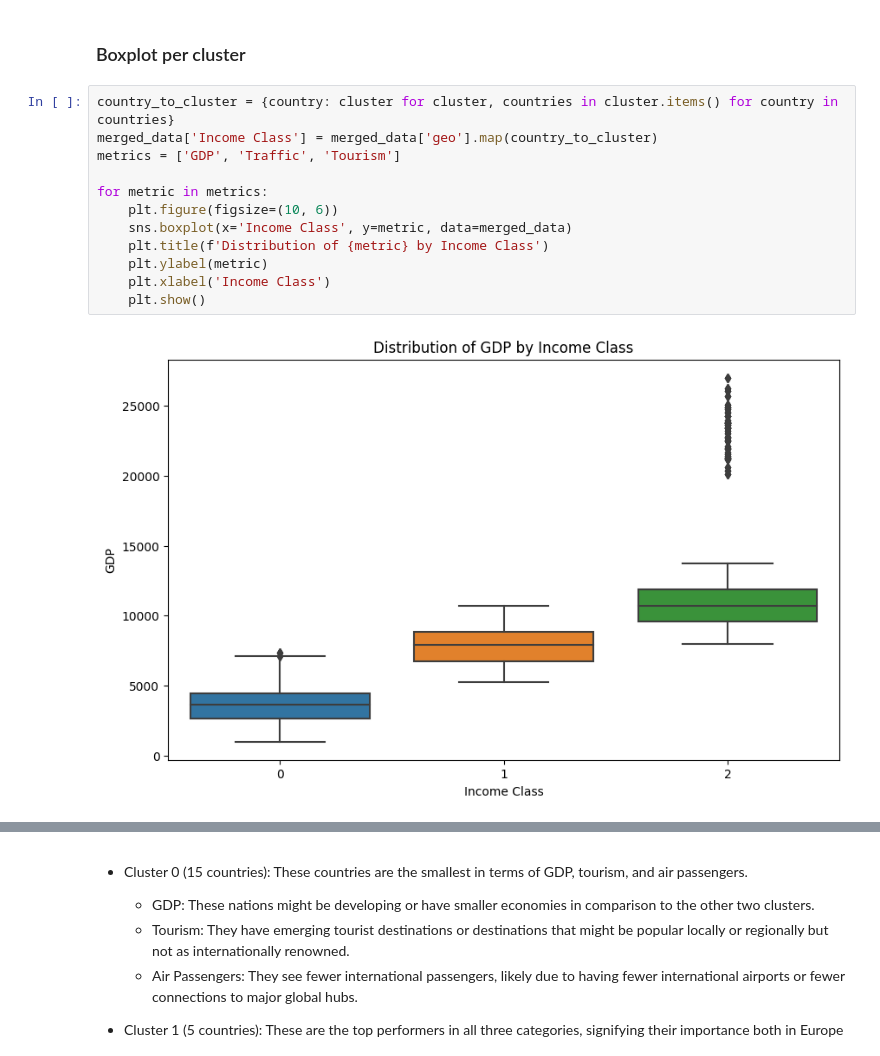
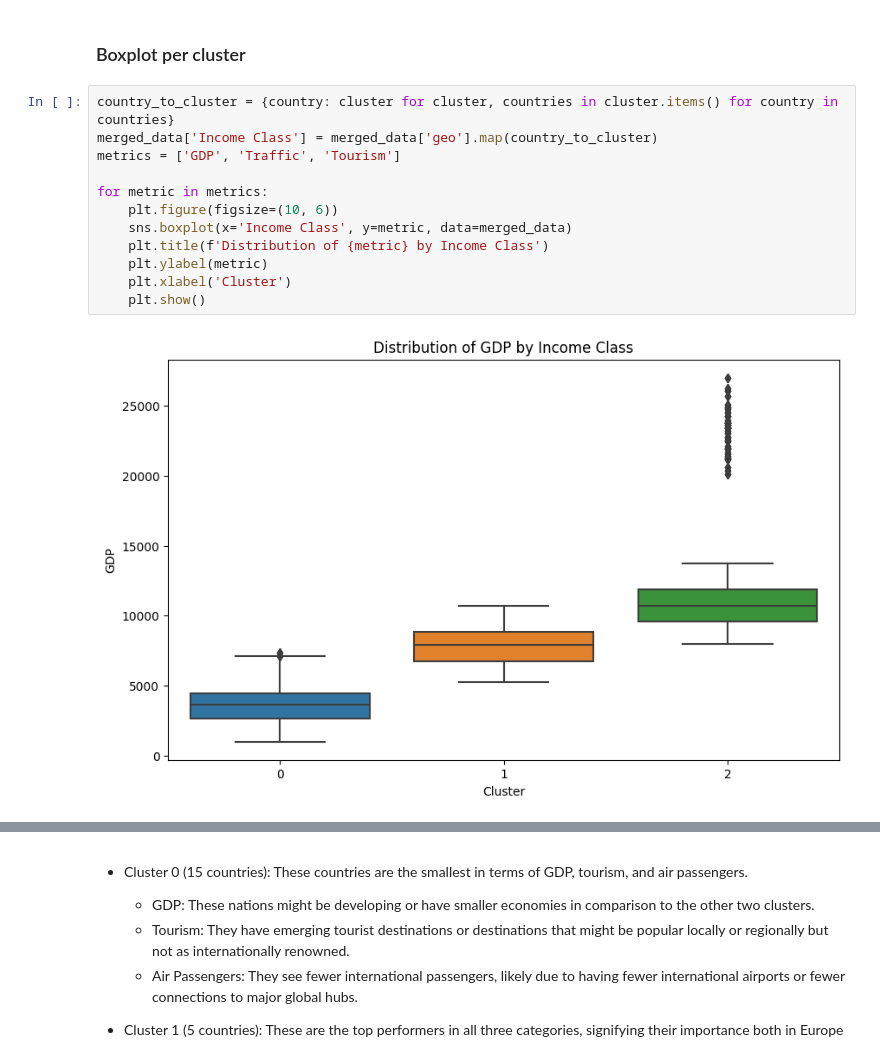
Before and after one commit to jimvanoosten/TIL6022_Group31, a Jupyter notebook: Gijs_versionGOOD.ipynb, the cells around one changed output, grey strips where cells are left out. Drawn from its saved outputs; the diff is of its cells as text.

```diff
--- a/Gijs_versionGOOD.ipynb
+++ b/Gijs_versionGOOD.ipynb
@@ -282,14 +282,14 @@ Unlike other reduction functions (e.g. `skew`, `kurtosis`), the default behavior
 # %%
 country_to_cluster = {country: cluster for cluster, countries in cluster.items() for country in countries}
 merged_data['Income Class'] = merged_data['geo'].map(country_to_cluster)
 metrics = ['GDP', 'Traffic', 'Tourism']
 
 for metric in metrics:
     plt.figure(figsize=(10, 6))
     sns.boxplot(x='Income Class', y=metric, data=merged_data)
     plt.title(f'Distribution of {metric} by Income Class')
     plt.ylabel(metric)
-    plt.xlabel('Income Class')
+    plt.xlabel('Cluster')
     plt.show()
 # %% [output]
-[figure, old version]
+[figure, new version]
```
Also changed, not shown: parts of 1 cell of this notebook.
